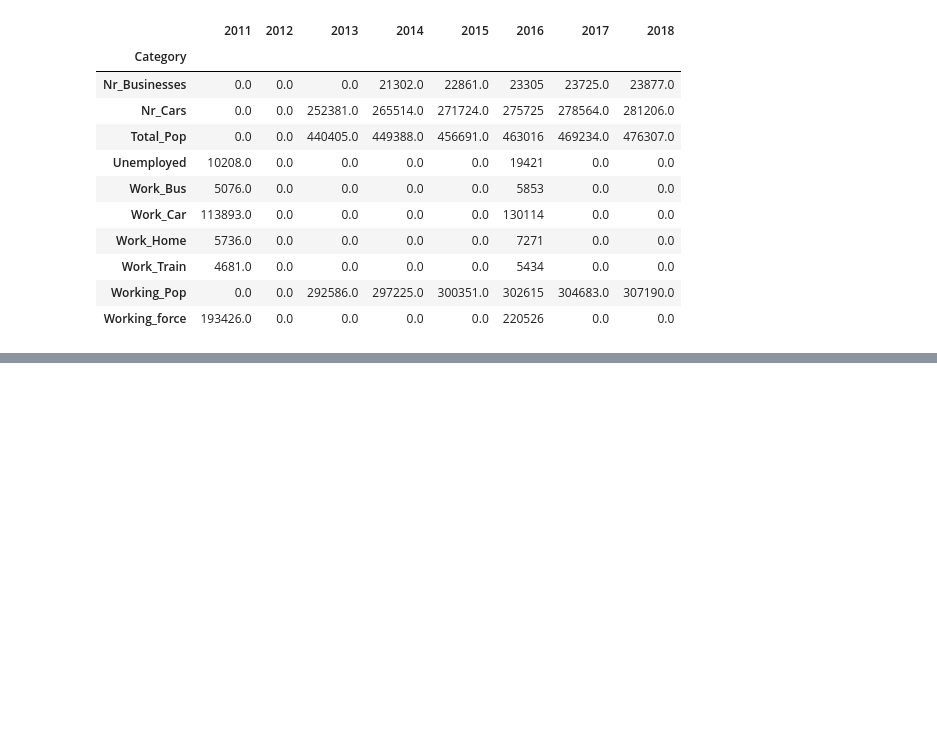
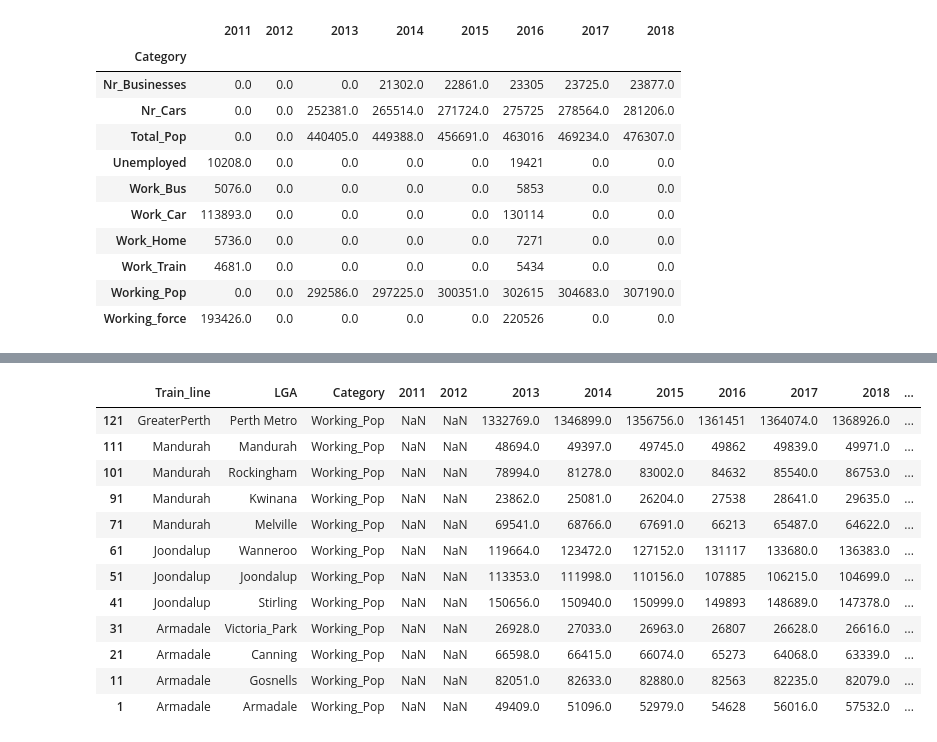
Before and after one commit to thawk18/Pytrio, a Jupyter notebook: public_transport.ipynb, the cells around one changed output, grey strips where cells are left out. Drawn from its saved outputs; the diff is of its cells as text; code cells hidden in the pictures; blank space fills up the shorter version.

```diff
--- a/public_transport.ipynb
+++ b/public_transport.ipynb
@@ -296,0 +488,17 @@ Name: 2016, dtype: int64
+# %%
+dfs['Working_Pop'] = dfs['Working_Pop'].drop(81,axis = 0)
+dfs['Working_Pop']
+# %% [output]
+|  | Train_line | LGA | Category | 2011 | 2012 | 2013 | 2014 | 2015 | 2016 | 2017 | 2018 | ... |
+| 121 | GreaterPerth | Perth Metro | Working_Pop | NaN | NaN | 1332769.0 | 1346899.0 | 1356756.0 | 1361451 | 1364074.0 | 1368926.0 | ... |
+| 111 | Mandurah | Mandurah | Working_Pop | NaN | NaN | 48694.0 | 49397.0 | 49745.0 | 49862 | 49839.0 | 49971.0 | ... |
+| 101 | Mandurah | Rockingham | Working_Pop | NaN | NaN | 78994.0 | 81278.0 | 83002.0 | 84632 | 85540.0 | 86753.0 | ... |
+| 91 | Mandurah | Kwinana | Working_Pop | NaN | NaN | 23862.0 | 25081.0 | 26204.0 | 27538 | 28641.0 | 29635.0 | ... |
+| 71 | Mandurah | Melville | Working_Pop | NaN | NaN | 69541.0 | 68766.0 | 67691.0 | 66213 | 65487.0 | 64622.0 | ... |
+| 61 | Joondalup | Wanneroo | Working_Pop | NaN | NaN | 119664.0 | 123472.0 | 127152.0 | 131117 | 133680.0 | 136383.0 | ... |
+| 51 | Joondalup | Joondalup | Working_Pop | NaN | NaN | 113353.0 | 111998.0 | 110156.0 | 107885 | 106215.0 | 104699.0 | ... |
+| 41 | Joondalup | Stirling | Working_Pop | NaN | NaN | 150656.0 | 150940.0 | 150999.0 | 149893 | 148689.0 | 147378.0 | ... |
+| 31 | Armadale | Victoria_Park | Working_Pop | NaN | NaN | 26928.0 | 27033.0 | 26963.0 | 26807 | 26628.0 | 26616.0 | ... |
+| 21 | Armadale | Canning | Working_Pop | NaN | NaN | 66598.0 | 66415.0 | 66074.0 | 65273 | 64068.0 | 63339.0 | ... |
+| 11 | Armadale | Gosnells | Working_Pop | NaN | NaN | 82051.0 | 82633.0 | 82880.0 | 82563 | 82235.0 | 82079.0 | ... |
+| 1 | Armadale | Armadale | Working_Pop | NaN | NaN | 49409.0 | 51096.0 | 52979.0 | 54628 | 56016.0 | 57532.0 | ... |
```
Also changed, not shown: parts of 15 cells of this notebook, 2 other files.
